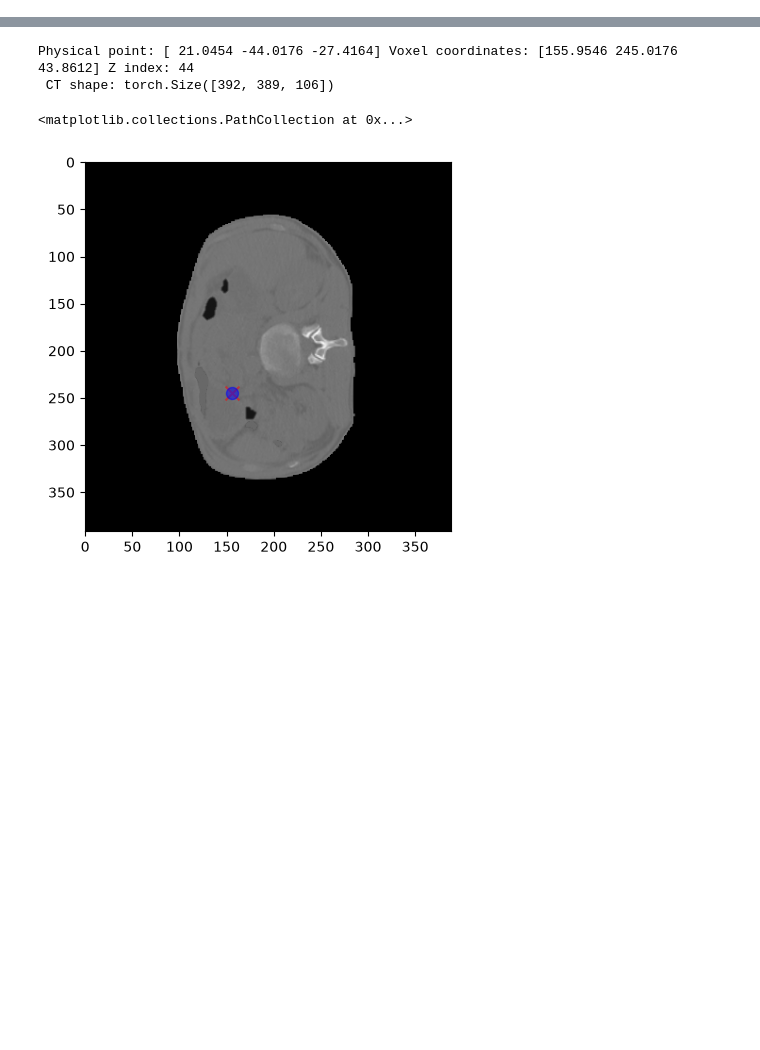
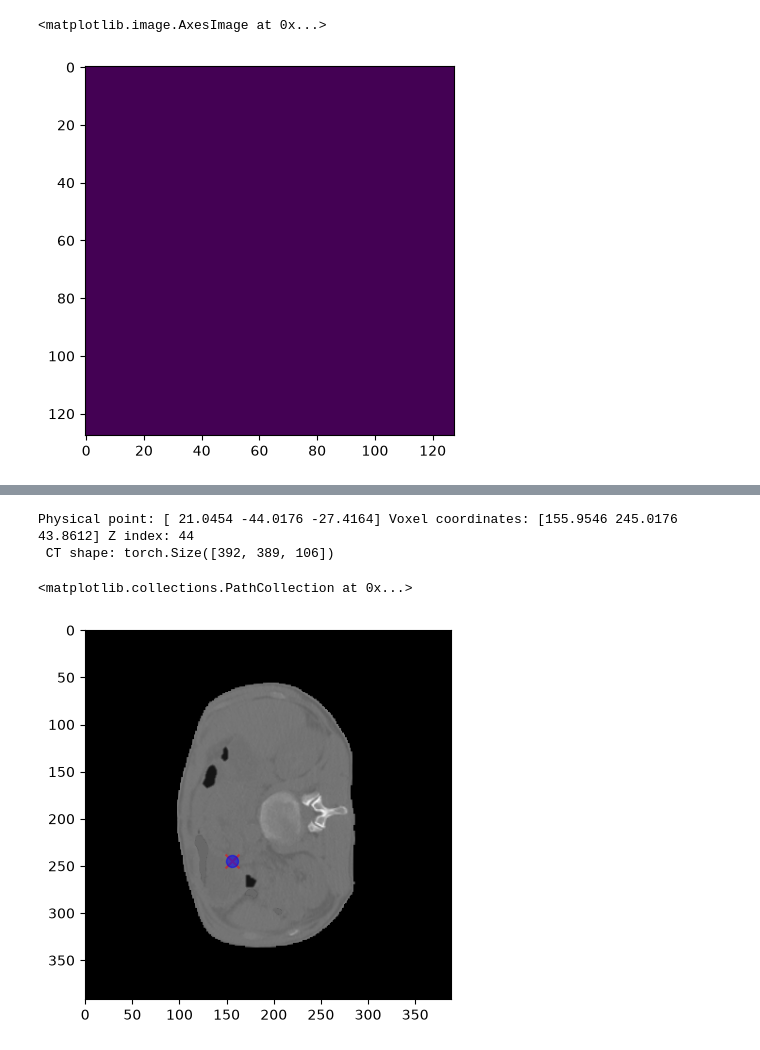
Before and after one commit to Dudgit/nr_dose, a Jupyter notebook: notebooks/atlas.ipynb, the cells around one changed output, grey strips where cells are left out. Saved outputs shown, nothing was run; the diff lists cells and outputs as text; code cells hidden in the pictures; blank space fills up the shorter version.

```diff
--- a/notebooks/atlas.ipynb
+++ b/notebooks/atlas.ipynb
@@ -15,0 +178,5 @@ data             scripts        TODO.md
+# %%
+plt.imshow(batch["geometric_prior"][0,0,:,:,15])
+# %% [output]
+<matplotlib.image.AxesImage at 0x...>
+[figure, added]
```
Also changed, not shown: parts of 38 cells of this notebook, 14 other files.
